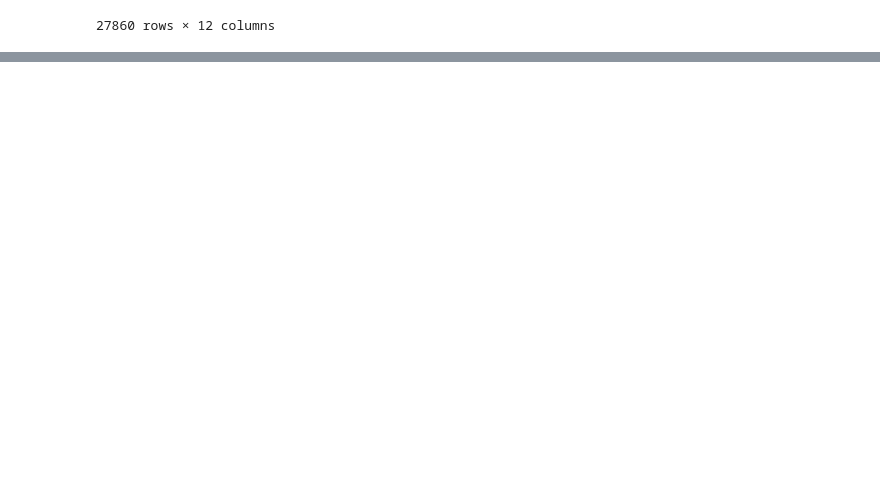
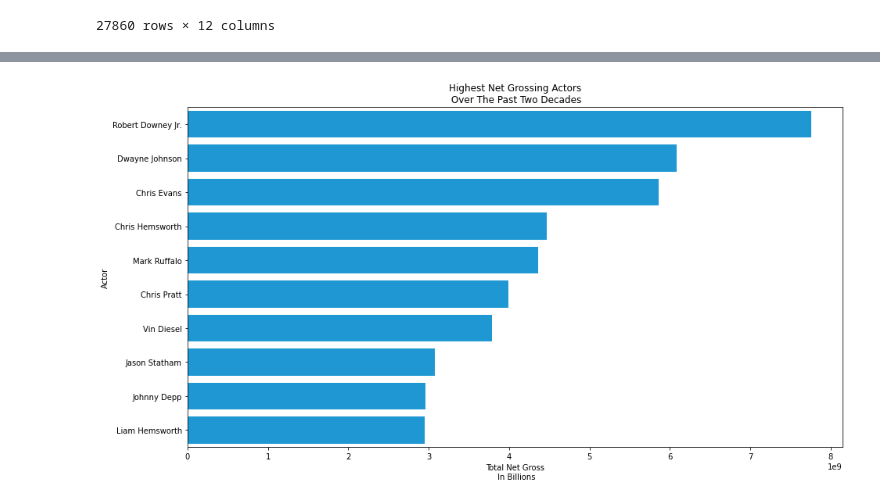
Before and after one commit to paul-lindquist/microsoft-studio-movie-analysis, a Jupyter notebook: data_parsing.ipynb, the cells around one changed output, grey strips where cells are left out. Saved outputs shown, nothing was run; the diff lists cells and outputs as text; code cells hidden in the pictures; blank space fills up the shorter version.

```diff
--- a/data_parsing.ipynb
+++ b/data_parsing.ipynb
@@ -402,12 +362,7 @@ principalsdf
 # %%
 # Adding the names dataframe to principals
 df1 = namesdf.merge(principalsdf, on=['nconst'])
-
 # Adding the titles
 df2 = df1.merge(titlesdf, on=['tconst'])
-
-# Adding the budget datafram
+# Adding all that to the budget datafram
 df3 = df2.merge(highestgrossdf, left_on=['primary_title'], right_on=['movie'])
-
-# Dropping duplicate rows to ensure our net profits are not inflated by counting rows multiple times
-df3 = df3.drop_duplicates()
@@ -458,2 +475,14 @@ actors = sorteddf.loc[sorteddf['category'] == 'actor']
+# %%
+actorgb = actors.groupby(['primary_name']).sum().sort_values(['total_net_gross'], ascending=False)
+# %%
+top10actors = actorgb.head(10)
+# %%
+actorfig, ax = plt.subplots(figsize=(15,8))
+sns.barplot(y = top10actors.index, x = top10actors['total_net_gross'], color='#00a1f1')
+ax.set_title('Highest Net Grossing Actors\n Over The Past Two Decades')
+ax.set_xlabel('Total Net Gross\n In Billions')
+ax.set_ylabel('Actor');
+# %% [output]
+[figure, added]
 # %%
 actresses = sorteddf.loc[sorteddf['category'] == 'actress']
```
Also changed, not shown: parts of 47 cells of this notebook.
